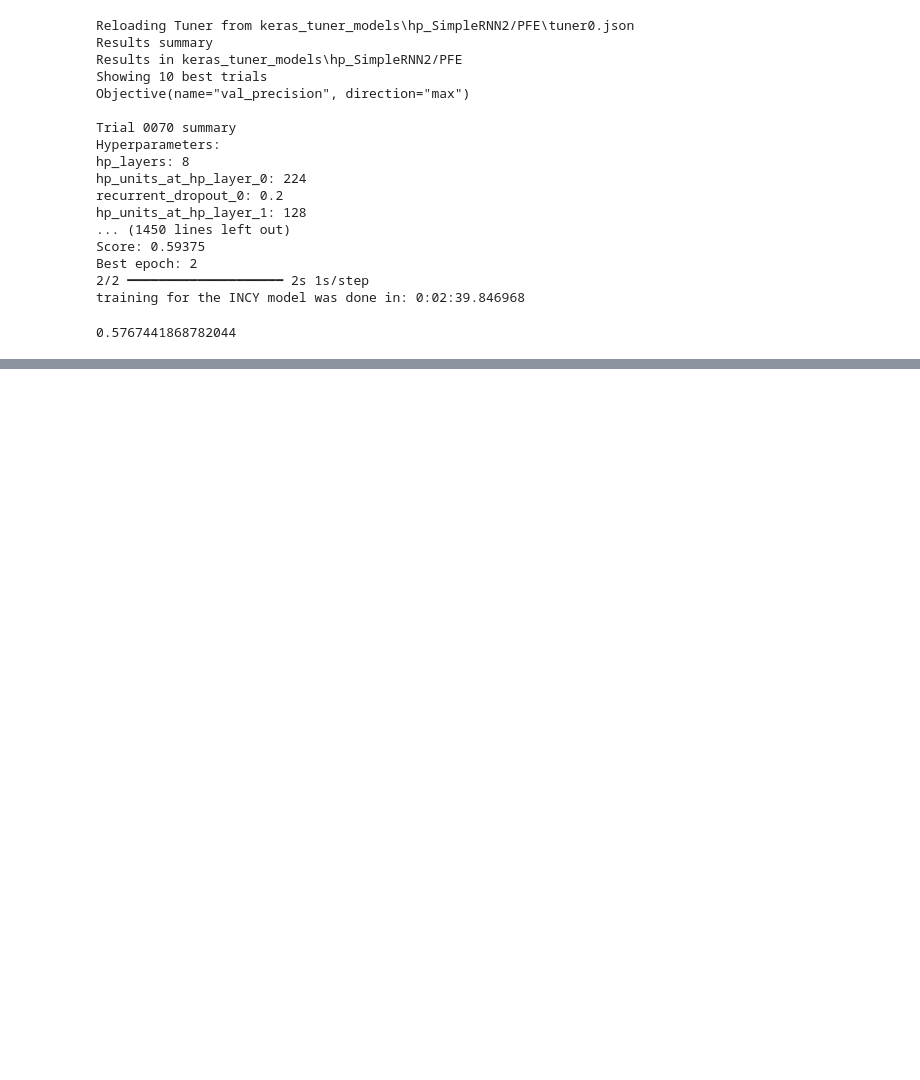
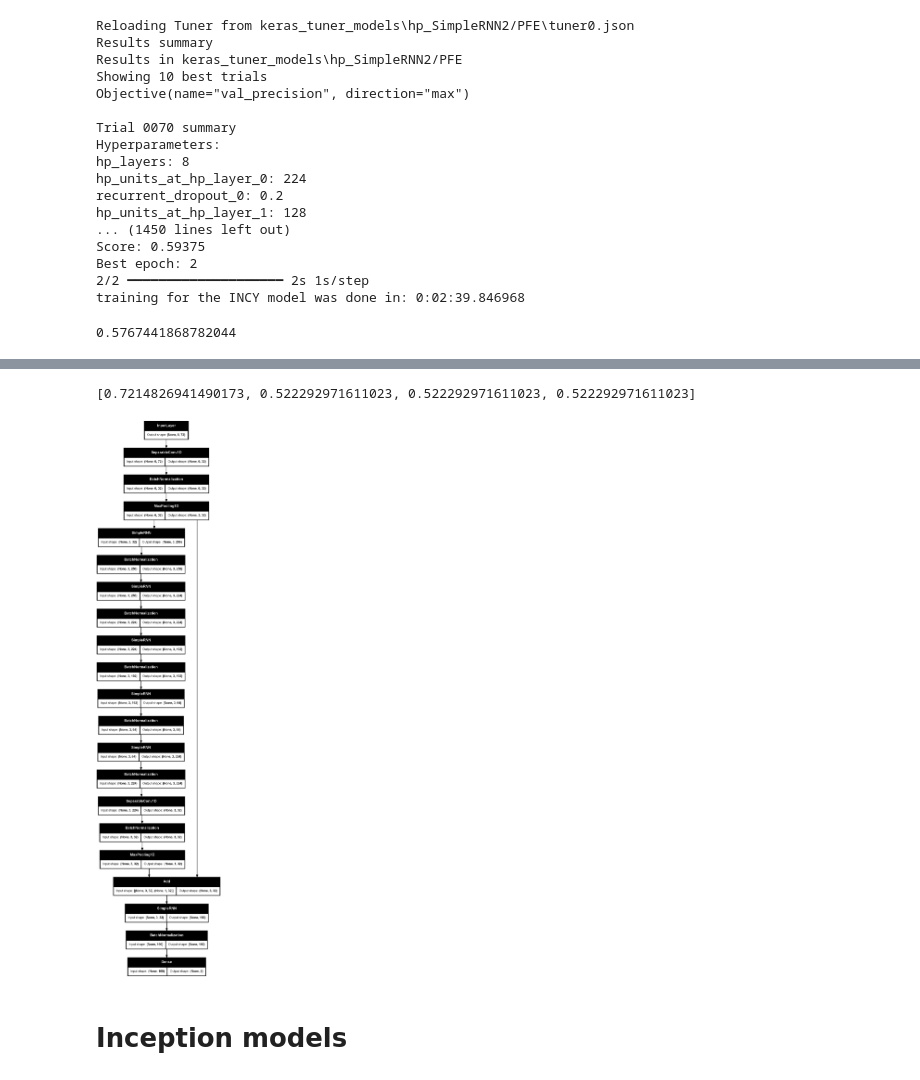
Before and after one commit to ammaro101/final_project, a Jupyter notebook: code_only3.ipynb, the cells around one changed output, grey strips where cells are left out. Cells and saved outputs as stored; diff of their text form; code cells hidden in the pictures; blank space fills up the shorter version.

```diff
--- a/code_only3.ipynb
+++ b/code_only3.ipynb
@@ -1059,0 +1284,12 @@ test_hypermodel.evaluate(X_test, y_test, verbose=0)
+# %%
+# test the model accuracy
+model1.evaluate(X_test, y_test, verbose=0)
+# %% [output]
+[0.7214826941490173, 0.522292971611023, 0.522292971611023, 0.522292971611023]
+# %%
+# plot the model
+plot_model(model1, show_shapes=True)
+# %% [output]
+[figure, added]
+# %% [markdown]
+# Inception models
```
Also changed, not shown: parts of 16 cells of this notebook, 2 other files.
